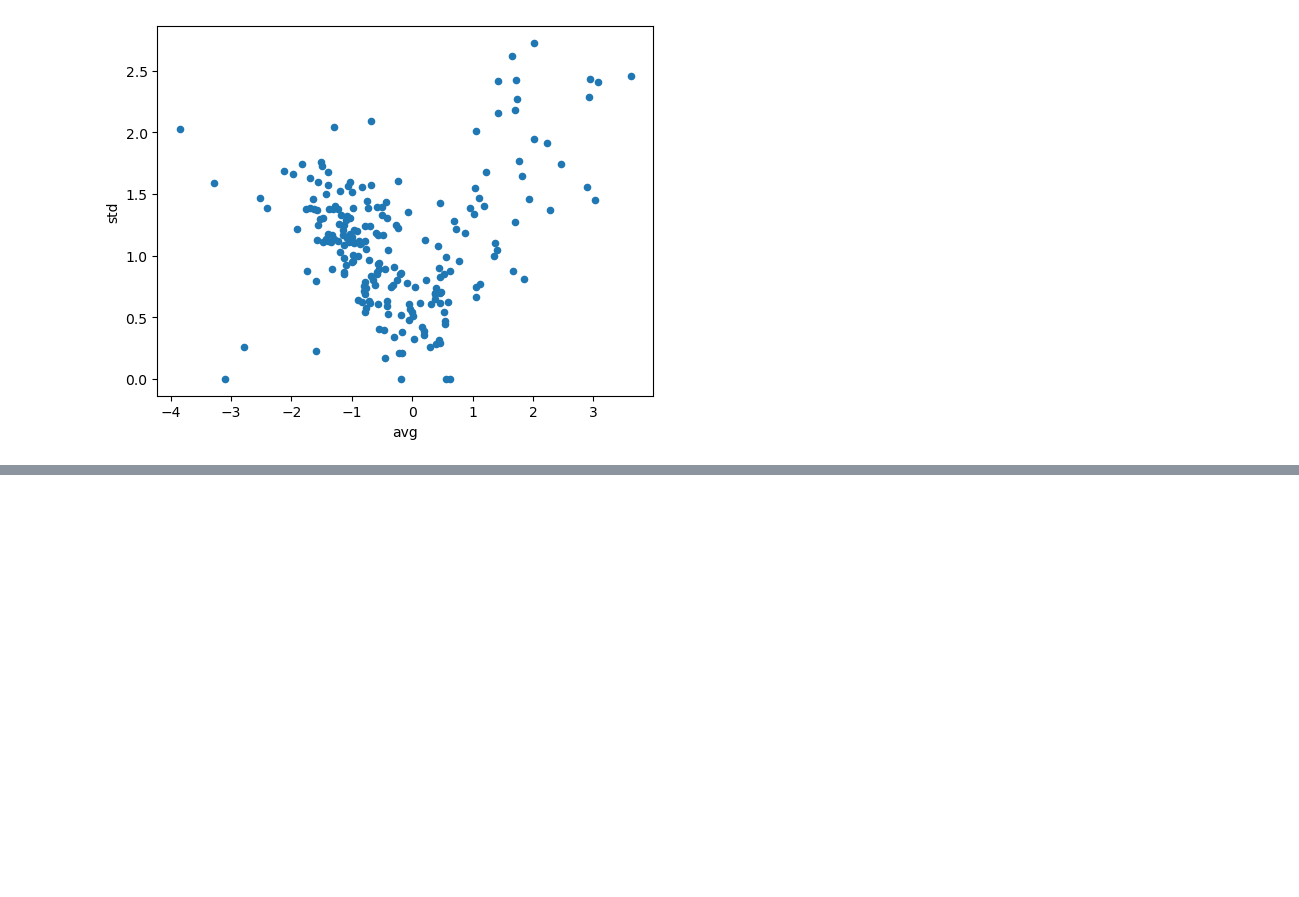
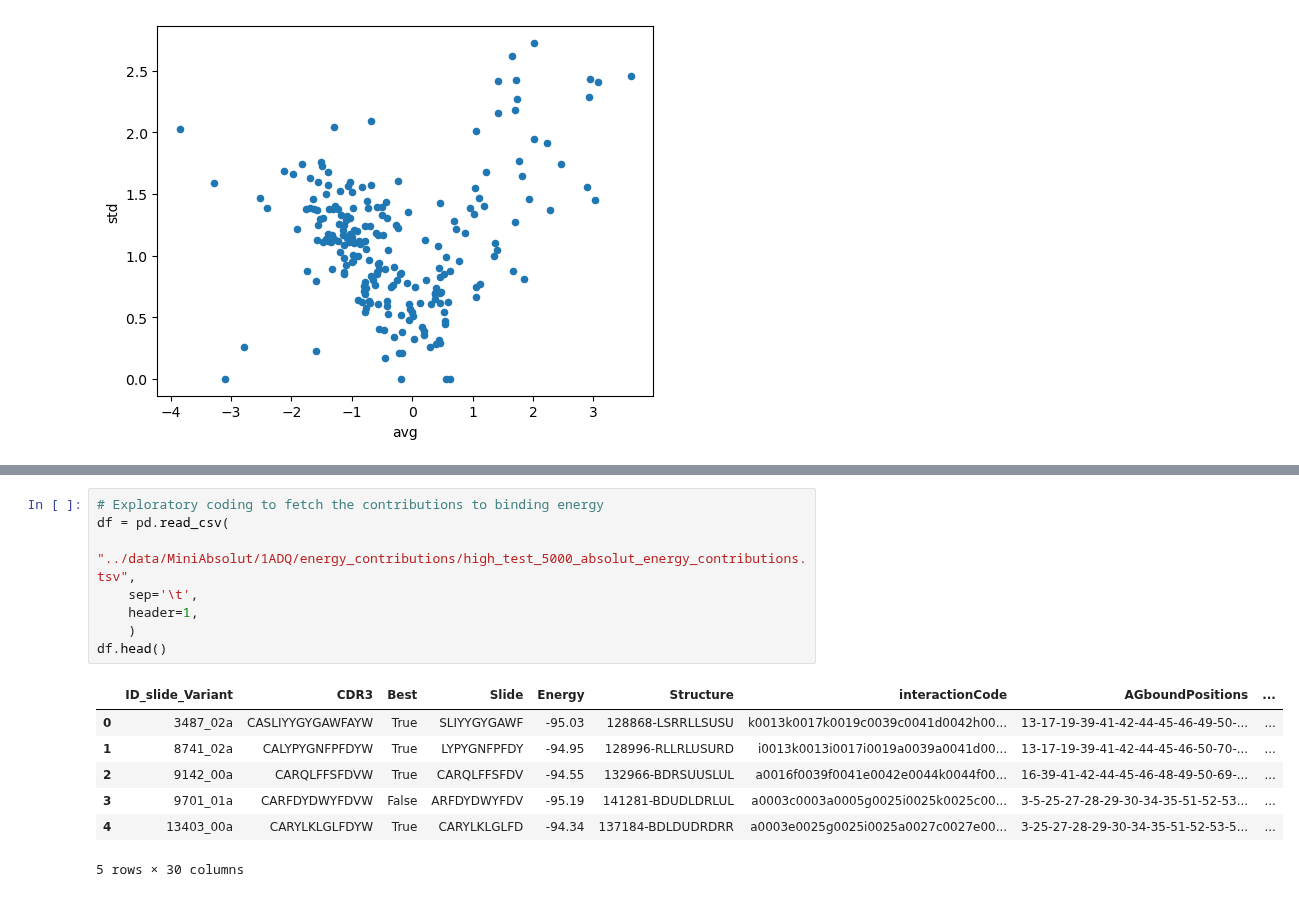
Before and after one commit to csi-greifflab/negative-class-optimization, a Jupyter notebook: notebooks/25b_Section_2_research.ipynb, the cells around one changed output, grey strips where cells are left out. Drawn from its saved outputs; the diff is of its cells as text; blank space fills up the shorter version.

```diff
--- a/notebooks/25b_Section_2_research.ipynb
+++ b/notebooks/25b_Section_2_research.ipynb
@@ -176,0 +188,16 @@ plt.show()
+# %%
+# Exploratory coding to fetch the contributions to binding energy
+df = pd.read_csv(
+    "../data/MiniAbsolut/1ADQ/energy_contributions/high_test_5000_absolut_energy_contributions.tsv",
+    sep='\t',
+    header=1,
+    )
+df.head()
+# %% [output]
+|  | ID_slide_Variant | CDR3 | Best | Slide | Energy | Structure | interactionCode | AGboundPositions | ... |
+| 0 | 3487_02a | CASLIYYGYGAWFAYW | True | SLIYYGYGAWF | -95.03 | 128868-LSRRLLSUSU | k0013k0017k0019c0039c0041d0042h00... | 13-17-19-39-41-42-44-45-46-49-50-... | ... |
+| 1 | 8741_02a | CALYPYGNFPFDYW | True | LYPYGNFPFDY | -94.95 | 128996-RLLRLUSURD | i0013k0013i0017i0019a0039a0041d00... | 13-17-19-39-41-42-44-45-46-50-70-... | ... |
+| 2 | 9142_00a | CARQLFFSFDVW | True | CARQLFFSFDV | -94.55 | 132966-BDRSUUSLUL | a0016f0039f0041e0042e0044k0044f00... | 16-39-41-42-44-45-46-48-49-50-69-... | ... |
+| 3 | 9701_01a | CARFDYDWYFDVW | False | ARFDYDWYFDV | -95.19 | 141281-BDUDLDRLUL | a0003c0003a0005g0025i0025k0025c00... | 3-5-25-27-28-29-30-34-35-51-52-53... | ... |
+| 4 | 13403_00a | CARYLKLGLFDYW | True | CARYLKLGLFD | -94.34 | 137184-BDLDUDRDRR | a0003e0025g0025i0025a0027c0027e00... | 3-25-27-28-29-30-34-35-51-52-53-5... | ... |
+5 rows × 30 columns
```
Also changed, not shown: parts of 5 cells of this notebook, 8 other files.
